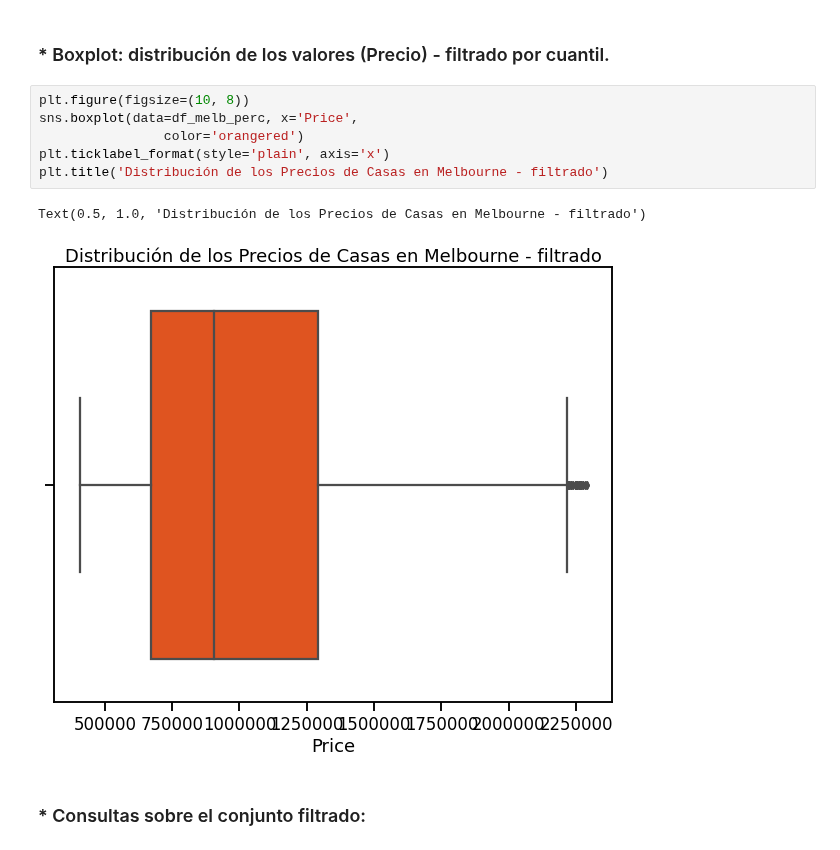
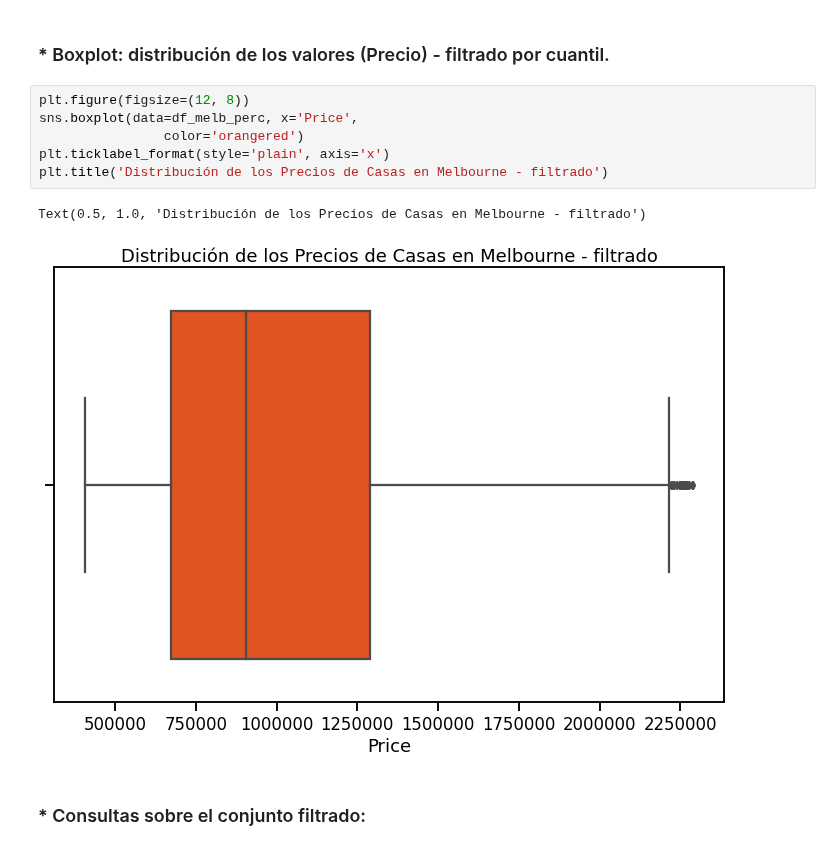
Before and after one commit to Grupo242022/EyCD, a Jupyter notebook: Rta_Entregable_2_Parte1_Ejercicio2_Vp.ipynb, the cells around one changed output. Drawn from its saved outputs; the diff is of its cells as text.

```diff
--- a/Rta_Entregable_2_Parte1_Ejercicio2_Vp.ipynb
+++ b/Rta_Entregable_2_Parte1_Ejercicio2_Vp.ipynb
@@ -194,14 +198,14 @@ Filas extraídas del conjunto inicial: 1366
 # %% [markdown]
 ### * Boxplot: distribución de los valores (Precio) - filtrado por cuantil.
 # %%
-plt.figure(figsize=(10, 8))
+plt.figure(figsize=(12, 8))
 sns.boxplot(data=df_melb_perc, x='Price',
                 color='orangered')
 plt.ticklabel_format(style='plain', axis='x')
 plt.title('Distribución de los Precios de Casas en Melbourne - filtrado')
 # %% [output]
 Text(0.5, 1.0, 'Distribución de los Precios de Casas en Melbourne - filtrado')
-[figure, old version]
+[figure, new version]
 # %% [markdown]
 ### * Consultas sobre el conjunto filtrado:
 # %%
```
Also changed, not shown: parts of 2 cells of this notebook.
